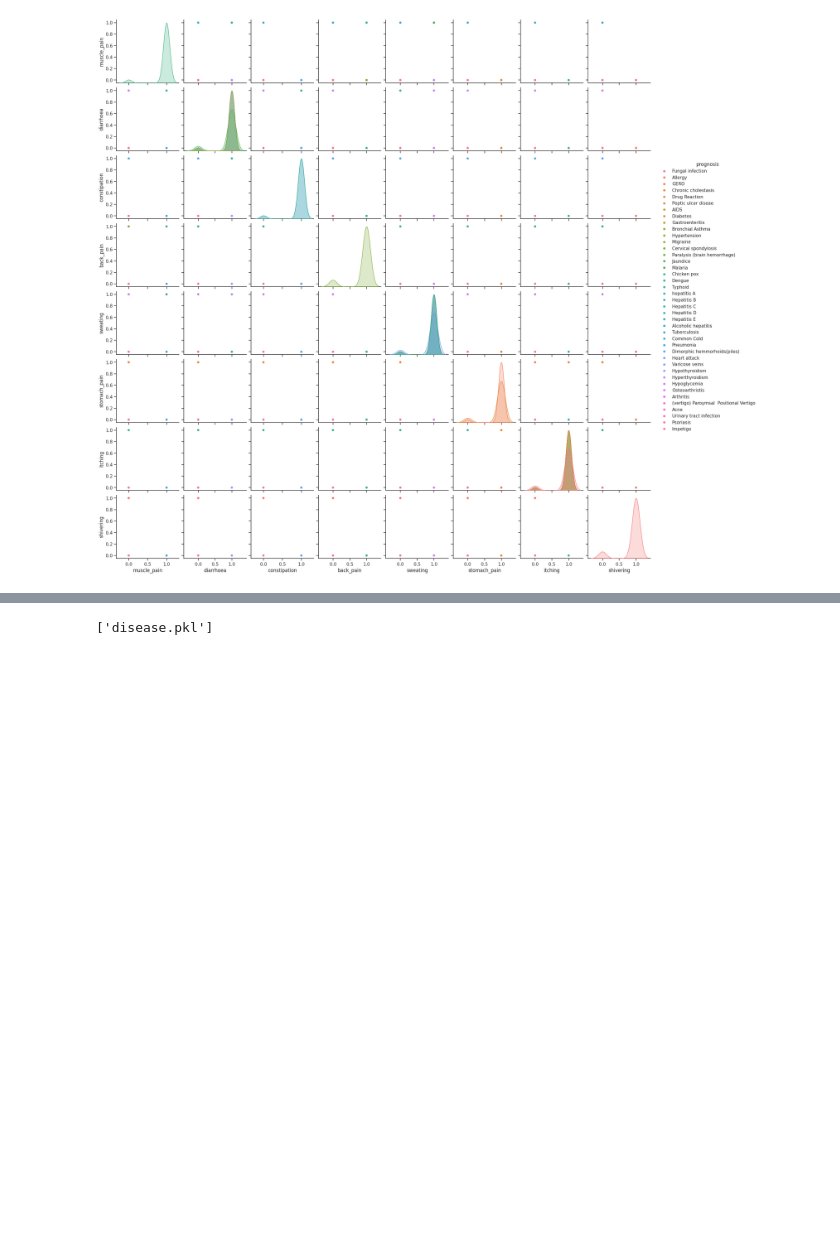
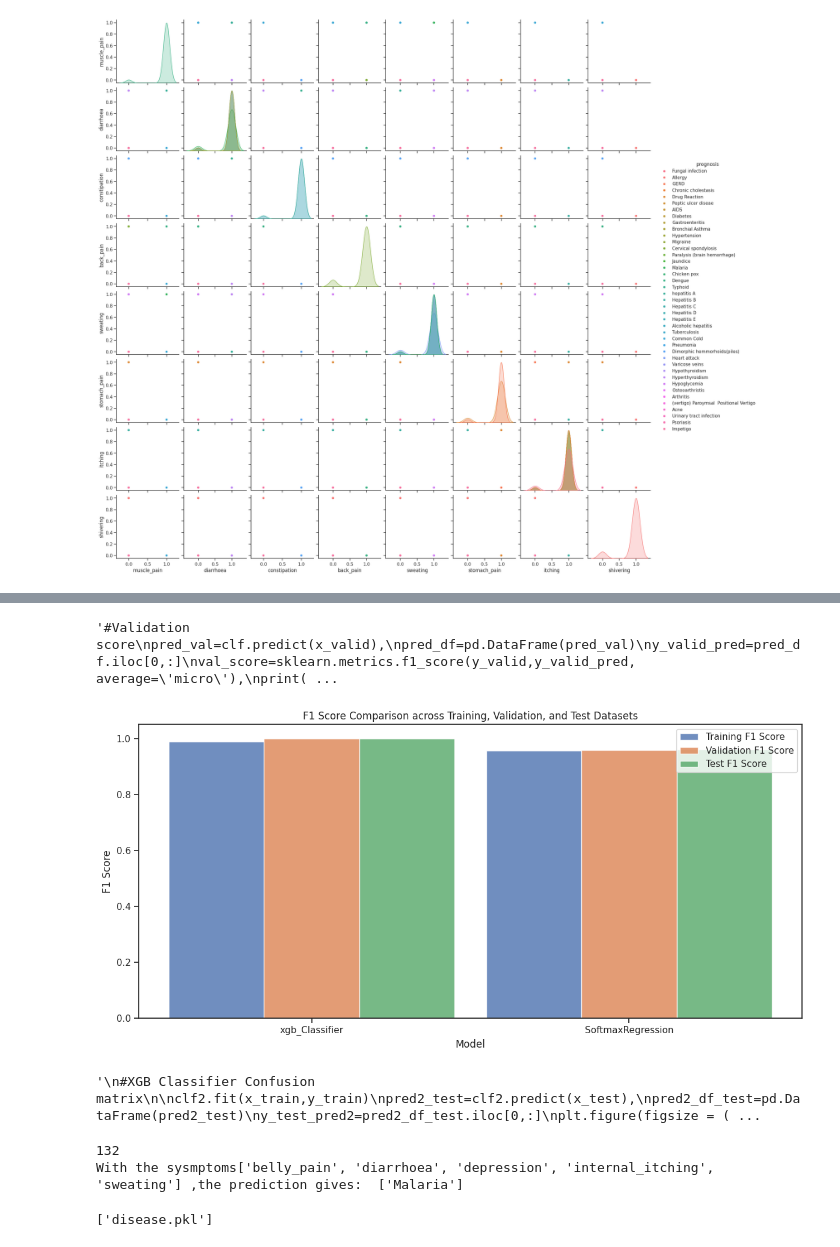
Before and after one commit to Jimmy-Rais/Connect_app, a Jupyter notebook: DiseasePred.ipynb, the cells around one changed output, grey strips where cells are left out. Cells and saved outputs as stored; diff of their text form; code cells hidden in the pictures; blank space fills up the shorter version.

```diff
--- a/DiseasePred.ipynb
+++ b/DiseasePred.ipynb
@@ -187,5 +186,64 @@ plt.show()
+# %%
+from sklearn.metrics import f1_score
+
+# Assuming the existence of x_val, y_val for validation set and x_test, y_test for test set
+val_scores = []
+test_scores = []
+
+for model_name, mp in models.items():
+    # Retrieve the best model parameters for the current model
+    best_params = score_df.loc[score_df['model'] == model_name, 'best_params'].values[0]
+    model = mp['model_name'].set_params(**best_params)
+
+    # Re-train the model on the entire training dataset
+    model.fit(x_train, y_train)
+
+    # Predict and calculate F1 score on the validation dataset
+    y_pred_val = model.predict(x_val)
+    f1_val = f1_score(y_val, y_pred_val, average='macro')
+    val_scores.append({'model': model_name, 'f1_macro_val': f1_val})
+
+    # Predict and calculate F1 score on the test dataset
+    y_pred_test = model.predict(x_test)
+    f1_test = f1_score(y_test, y_pred_test, average='macro')
+    test_scores.append({'model': model_name, 'f1_macro_test': f1_test})
+
+# Convert the scores into DataFrames
+val_score_df = pd.DataFrame(val_scores)
+test_score_df = pd.DataFrame(test_scores)
+# %% [output]
+'#Validation score\npred_val=clf.predict(x_valid),\npred_df=pd.DataFrame(pred_val)\ny_valid_pred=pred_df.iloc[0,:]\nval_score=sklearn.metrics.f1_score(y_valid,y_valid_pred, average=\'micro\'),\nprint( ...
+# %%
+# Merge training scores with validation and then with test scores
+final_scores_df = pd.merge(score_df[['model', 'F1_Score']], val_score_df, on='model')
+final_scores_df = pd.merge(final_scores_df, test_score_df, on='model')
+
+final_scores_df.rename(columns={'best_score': 'f1_macro_training'}, inplace=True)
+import matplotlib.pyplot as plt
+import numpy as np
+
+# Settings for the plot
+models = final_scores_df['model']
+index = np.arange(len(models))
+bar_width = 0.3
+
+plt.figure(figsize=(12, 6))
+plt.bar(index, final_scores_df['F1_Score'], bar_width, label='Training F1 Score', alpha=0.8)
+plt.bar(index + bar_width, final_scores_df['f1_macro_val'], bar_width, label='Validation F1 Score', alpha=0.8)
+plt.bar(index + 2*bar_width, final_scores_df['f1_macro_test'], bar_width, label='Test F1 Score', alpha=0.8)
+
+plt.xlabel('Model')
+plt.ylabel('F1 Score')
+plt.title('F1 Score Comparison across Training, Validation, and Test Datasets')
+plt.xticks(index + bar_width, models)
+plt.legend()
+
+plt.tight_layout()
+plt.show()
+# %% [output]
+[figure, added]
+'\n#XGB Classifier Confusion matrix\n\nclf2.fit(x_train,y_train)\npred2_test=clf2.predict(x_test),\npred2_df_test=pd.DataFrame(pred2_test)\ny_test_pred2=pred2_df_test.iloc[0,:]\nplt.figure(figsize = ( ...
 # %%
-
 #Predictions
 def my_pred(my_symptoms):
  l=df.drop('prognosis',axis=1).columns.tolist()
@@ -223,5 +281,11 @@ def my_pred(my_symptoms):
 
 symptoms = ["belly_pain","diarrhoea","depression","internal_itching","sweating"]
 print(f"With the sysmptoms{symptoms} ,the prediction gives: ",my_pred(symptoms))
+
+#save the model
+import joblib
+joblib.dump(clf,'disease.pkl')
 # %% [output]
-['disease.pkl']
+132
+With the sysmptoms['belly_pain', 'diarrhoea', 'depression', 'internal_itching', 'sweating'] ,the prediction gives:  ['Malaria']
+['disease.pkl']
```
Also changed, not shown: parts of 8 cells of this notebook.
